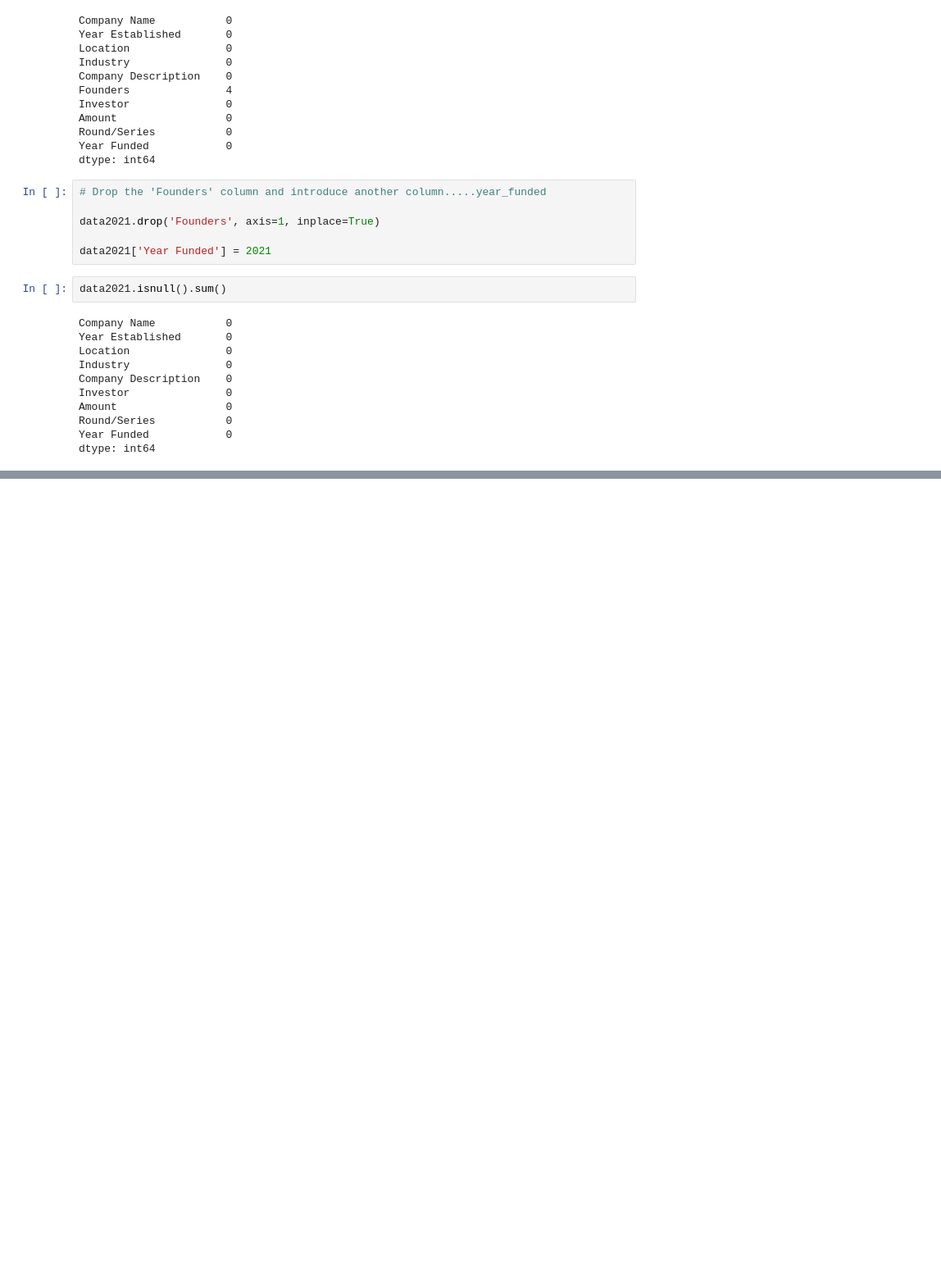
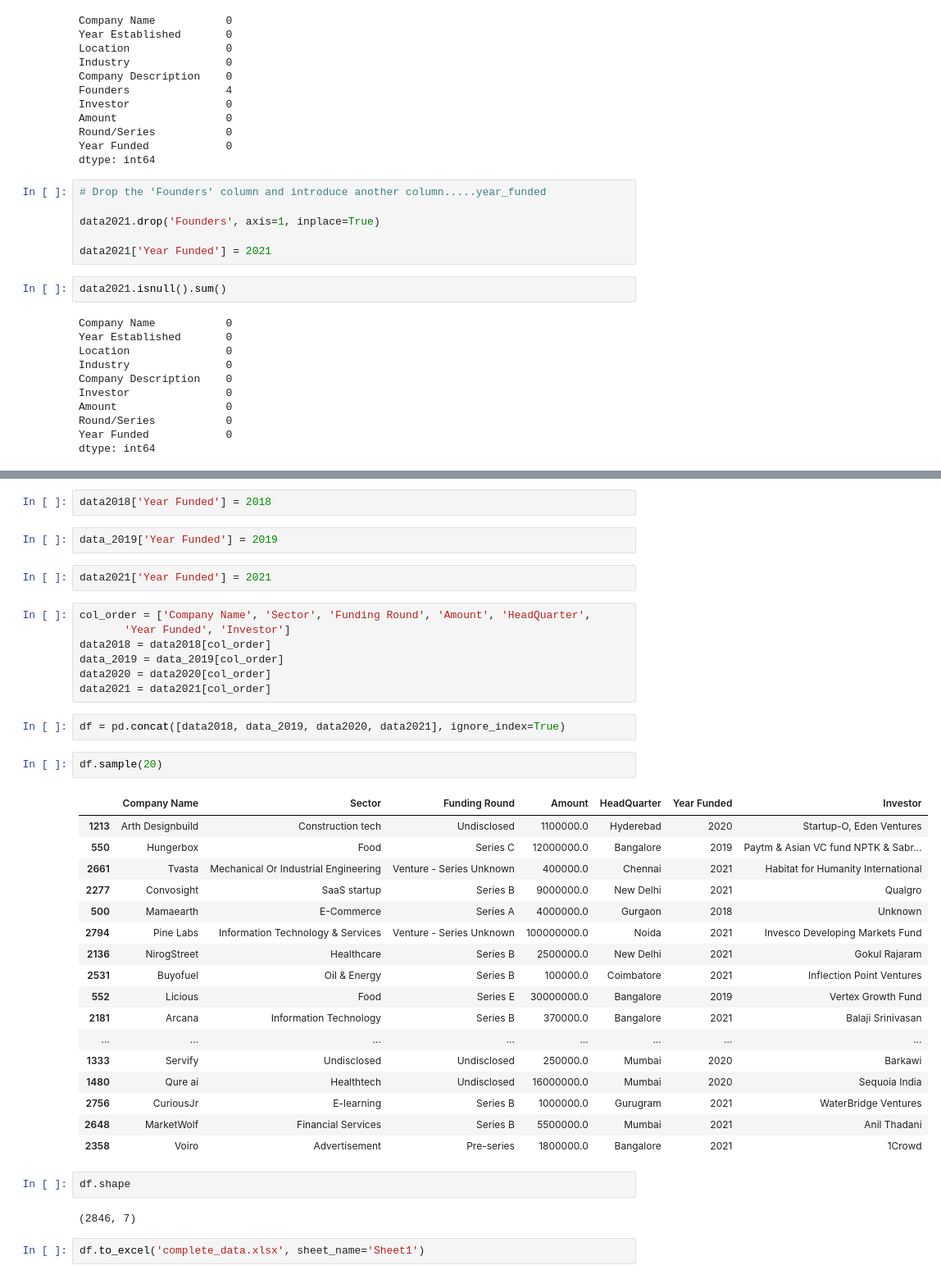
Before and after one commit to HannahMwende/India-startup-funding-analysis, a Jupyter notebook: indian_startup_funding.ipynb, the cells around one changed output, grey strips where cells are left out. Shown at 82% size. Saved outputs shown, nothing was run; the diff lists cells and outputs as text; blank space fills up the shorter version.

```diff
--- a/indian_startup_funding.ipynb
+++ b/indian_startup_funding.ipynb
@@ -2491,0 +2606,41 @@ dtype: int64
+# %%
+data2018['Year Funded'] = 2018
+# %%
+data_2019['Year Funded'] = 2019
+# %%
+data2021['Year Funded'] = 2021
+# %%
+col_order = ['Company Name', 'Sector', 'Funding Round', 'Amount', 'HeadQuarter',
+       'Year Funded', 'Investor']
+data2018 = data2018[col_order]
+data_2019 = data_2019[col_order]
+data2020 = data2020[col_order]
+data2021 = data2021[col_order]
+# %%
+df = pd.concat([data2018, data_2019, data2020, data2021], ignore_index=True)
+# %%
+df.sample(20)
+# %% [output]
+|  | Company Name | Sector | Funding Round | Amount | HeadQuarter | Year Funded | Investor |
+| 1213 | Arth Designbuild | Construction tech | Undisclosed | 1100000.0 | Hyderebad | 2020 | Startup-O, Eden Ventures |
+| 550 | Hungerbox | Food | Series C | 12000000.0 | Bangalore | 2019 | Paytm & Asian VC fund NPTK & Sabr... |
+| 2661 | Tvasta | Mechanical Or Industrial Engineering | Venture - Series Unknown | 400000.0 | Chennai | 2021 | Habitat for Humanity International |
+| 2277 | Convosight | SaaS startup | Series B | 9000000.0 | New Delhi | 2021 | Qualgro |
+| 500 | Mamaearth | E-Commerce | Series A | 4000000.0 | Gurgaon | 2018 | Unknown |
+| 2794 | Pine Labs | Information Technology & Services | Venture - Series Unknown | 100000000.0 | Noida | 2021 | Invesco Developing Markets Fund |
+| 2136 | NirogStreet | Healthcare | Series B | 2500000.0 | New Delhi | 2021 | Gokul Rajaram |
+| 2531 | Buyofuel | Oil & Energy | Series B | 100000.0 | Coimbatore | 2021 | Inflection Point Ventures |
+| 552 | Licious | Food | Series E | 30000000.0 | Bangalore | 2019 | Vertex Growth Fund |
+| 2181 | Arcana | Information Technology | Series B | 370000.0 | Bangalore | 2021 | Balaji Srinivasan |
+| ... | ... | ... | ... | ... | ... | ... | ... |
+| 1333 | Servify | Undisclosed | Undisclosed | 250000.0 | Mumbai | 2020 | Barkawi |
+| 1480 | Qure ai | Healthtech | Undisclosed | 16000000.0 | Mumbai | 2020 | Sequoia India |
+| 2756 | CuriousJr | E-learning | Series B | 1000000.0 | Gurugram | 2021 | WaterBridge Ventures |
+| 2648 | MarketWolf | Financial Services | Series B | 5500000.0 | Mumbai | 2021 | Anil Thadani |
+| 2358 | Voiro | Advertisement | Pre-series | 1800000.0 | Bangalore | 2021 | 1Crowd |
+# %%
+df.shape
+# %% [output]
+(2846, 7)
+# %%
+df.to_excel('complete_data.xlsx', sheet_name='Sheet1')
```
Also changed, not shown: parts of 39 cells of this notebook, 1 other file.
